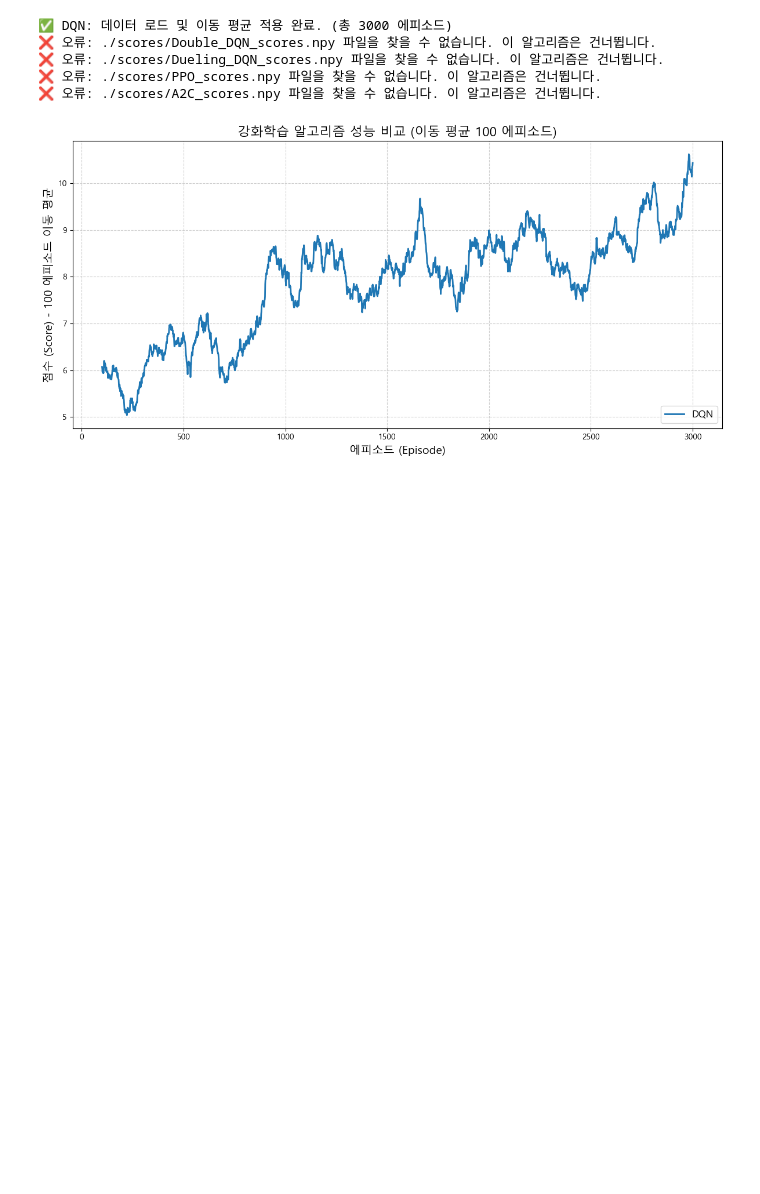
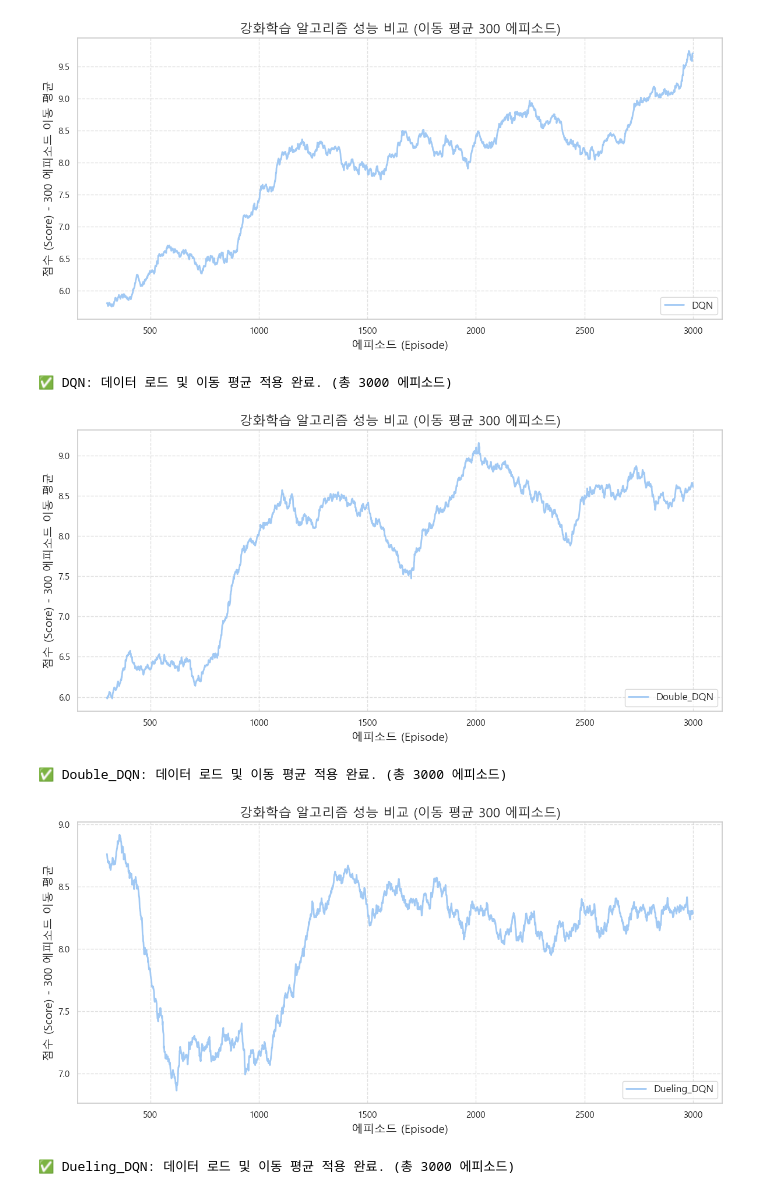
Before and after one commit to lynn7114/osu_RLProject, a Jupyter notebook: visualize.ipynb, the cells around one changed output. Drawn from its saved outputs; the diff is of its cells as text; code cells hidden in the pictures; blank space fills up the shorter version.

Commit message:
Modified visualize.ipynb and models

```diff
--- a/visualize.ipynb
+++ b/visualize.ipynb
@@ -6,68 +6,75 @@ import matplotlib.pyplot as plt
 ALGORITHMS = ["DQN", "Double_DQN", "Dueling_DQN", "PPO", "A2C"]
 WINDOW_SIZE = 100  # 이동 평균을 계산할 윈도우 크기 (객관성 있는 추세 파악을 위해 중요)
 FIG_SIZE = (12, 6)
+loaded_scores = []
 
-
-def moving_average(data, window):
-    """데이터에 이동 평균을 적용하여 평활화합니다."""
-    if len(data) < window:
-        # 데이터가 윈도우 크기보다 작으면 원본 반환
-        return data
-
-    # convolution을 이용한 효율적인 이동 평균 계산
-    weights = np.ones(window) / window
-    smoothed_data = np.convolve(data, weights, 'valid')
-
-    # 시작점 맞추기: valid 모드는 윈도우 크기만큼 길이가 줄어들므로,
-    # 시작 부분을 채우거나 (간단히) 뒤쪽부터 플롯합니다.
-    return smoothed_data
-
-loaded_score = []
 def load_and_plot_scores(algorithms, window_size, fig_size):
     """
     각 알고리즘의 scores.npy 파일을 불러와 학습 곡선 그래프를 생성합니다.
     """
-    plt.figure(figsize=fig_size)
-    plt.title(f"강화학습 알고리즘 성능 비교 (이동 평균 {window_size} 에피소드)", fontsize=16)
-    plt.xlabel("에피소드 (Episode)", fontsize=14)
-    plt.ylabel(f"점수 (Score) - {window_size} 에피소드 이동 평균", fontsize=14)
-    plt.grid(True, linestyle='--', alpha=0.6)
-
+    # 5가지 알고리즘의 학습 곡선을 그립니다.
     for algo in algorithms:
         file_name = f"./scores/{algo}_scores.npy"
 
         try:
+            plt.figure(figsize=fig_size)
+            plt.title(f"강화학습 알고리즘 성능 비교 (이동 평균 {window_size} 에피소드)", fontsize=16)
+            plt.xlabel("에피소드 (Episode)", fontsize=14)
+            plt.ylabel(f"점수 (Score) - {window_size} 에피소드 이동 평균", fontsize=14)
+            plt.grid(True, linestyle='--', alpha=0.6)
+
             # 1. 점수 데이터 불러오기
             scores = np.load(file_name)
-            loaded_score.append(scores)
+            loaded_scores.append(scores)
+            scores = np.mean(scores, axis = 0)
+
+
+            # 2. 이동 평균 계산 함수 정의 및 적용
+            def moving_average(data, window):
+                """데이터에 이동 평균을 적용하여 평활화합니다."""
+                if len(data) < window:
+                    # 데이터가 윈도우 크기보다 작으면 원본 반환
+                    return data
+
+                # convolution을 이용한 효율적인 이동 평균 계산
+                weights = np.ones(window) / window
+                smoothed_data = np.convolve(data, weights, 'valid')
+
+                # 시작점 맞추기: valid 모드는 윈도우 크기만큼 길이가 줄어들므로,
+                # 시작 부분을 채우거나 (간단히) 뒤쪽부터 플롯합니다.
+                return smoothed_data
+
             smoothed_scores = moving_average(scores, window_size)
 
             # 3. 그래프에 추가
             # 이동 평균이 적용된 후의 길이에 맞춰 X축 생성
             x_axis = np.arange(len(smoothed_scores)) + window_size
 
             plt.plot(x_axis, smoothed_scores, label=f"{algo}", linewidth=2)
+            plt.legend(loc="lower right", fontsize=12)
+            plt.tight_layout()
+            plt.show()
 
             print(f"✅ {algo}: 데이터 로드 및 이동 평균 적용 완료. (총 {len(scores)} 에피소드)")
 
         except FileNotFoundError:
             print(f"❌ 오류: {file_name} 파일을 찾을 수 없습니다. 이 알고리즘은 건너뜁니다.")
         except Exception as e:
             print(f"❌ 오류 발생 중 {algo}: {e}")
 
-    # 4. 그래프 설정 마무리
-    plt.legend(loc="lower right", fontsize=12)
-    plt.tight_layout()
-    plt.show()
+#    # 4. 그래프 설정 마무리
+#    plt.legend(loc="lower right", fontsize=12)
+#    plt.tight_layout()
+
 
 # --- 함수 실행 ---
 plt.rcParams['font.family'] ='Malgun Gothic'
 plt.rcParams['axes.unicode_minus'] =False
-load_and_plot_scores(ALGORITHMS, WINDOW_SIZE, FIG_SIZE)
+load_and_plot_scores(ALGORITHMS, 300, FIG_SIZE)
 # %% [output]
+[figure, new version]
 ✅ DQN: 데이터 로드 및 이동 평균 적용 완료. (총 3000 에피소드)
-❌ 오류: ./scores/Double_DQN_scores.npy 파일을 찾을 수 없습니다. 이 알고리즘은 건너뜁니다.
-❌ 오류: ./scores/Dueling_DQN_scores.npy 파일을 찾을 수 없습니다. 이 알고리즘은 건너뜁니다.
-❌ 오류: ./scores/PPO_scores.npy 파일을 찾을 수 없습니다. 이 알고리즘은 건너뜁니다.
-❌ 오류: ./scores/A2C_scores.npy 파일을 찾을 수 없습니다. 이 알고리즘은 건너뜁니다.
-[figure, old version]
+[figure, added]
+✅ Double_DQN: 데이터 로드 및 이동 평균 적용 완료. (총 3000 에피소드)
+[figure, added]
+✅ Dueling_DQN: 데이터 로드 및 이동 평균 적용 완료. (총 3000 에피소드)
```
Also changed, not shown: parts of 4 cells of this notebook, 3 other files.
